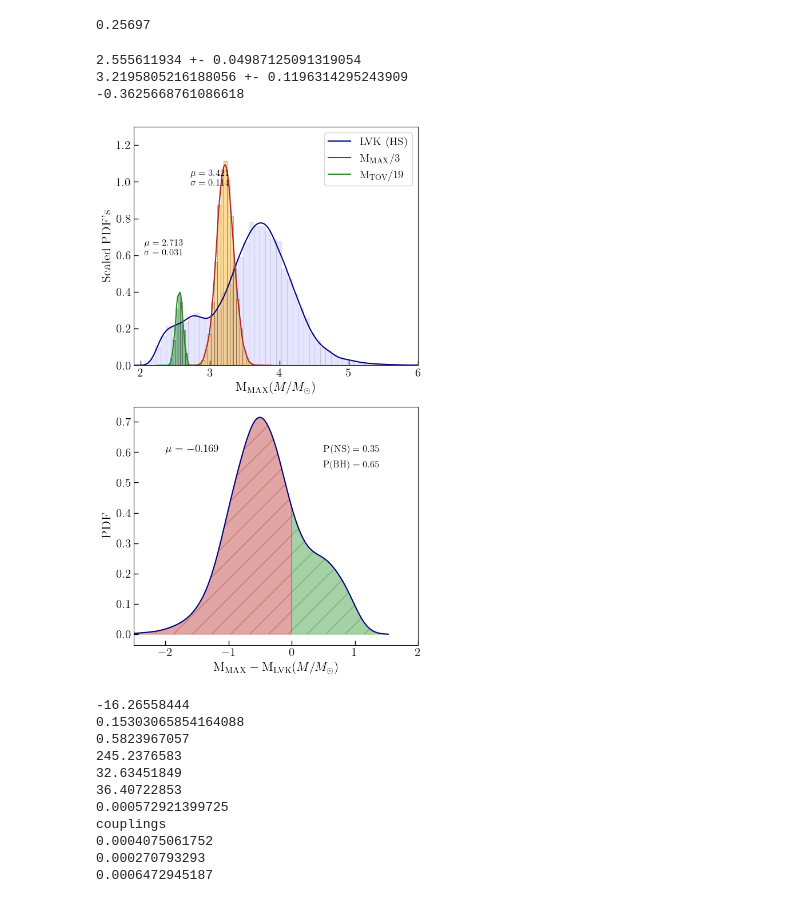
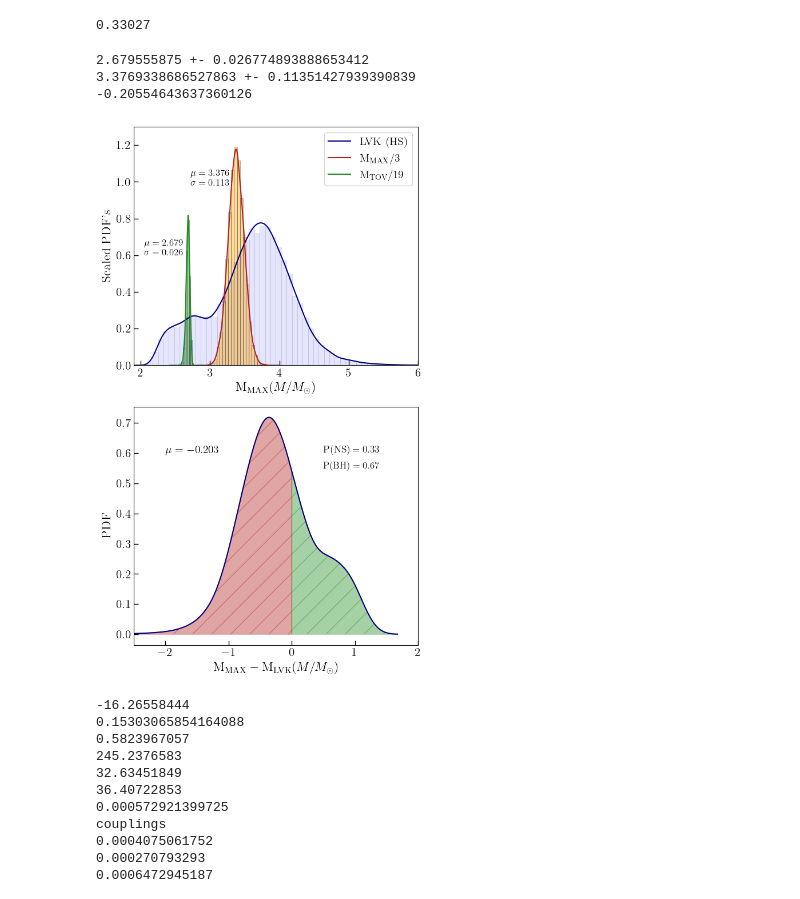
Before and after one commit to torquteam/FSU_FINITE, a Jupyter notebook: LIGO_Paper/MC.ipynb, the cells around one changed output. Drawn from its saved outputs; the diff is of its cells as text; code cells hidden in the pictures.

Commit message:
calculated average masses for all runs and updated plots

```diff
--- a/LIGO_Paper/MC.ipynb
+++ b/LIGO_Paper/MC.ipynb
@@ -68,7 +68,7 @@ rot_factor = 1.260
 rot_error = 0.04
 
 # import TOV masses
-mTOV_samples = np.loadtxt("MCMC_complete_26.txt")[:,18]
+mTOV_samples = np.loadtxt("MCMC_complete_28.txt")[:,18]
 #mTOV_samples = gen_TOV_samples(2.67,0.03,10000)
 
 # generate maximum masses with rotation
@@ -81,7 +81,7 @@ mEXP_samples = gen_exp_samples("mass_hs_data.txt",1000000)
 prob, diff = MC_prob(mMAX_samples,mEXP_samples,100000)
 print(prob)
 # %% [output]
-0.25697
+0.33027
 # %%
 mean_TOV = statistics.mean(mTOV_samples)
 mean_MAX = statistics.mean(mMAX_samples)
@@ -131,48 +131,48 @@ counts, bins, patches = ax1.hist(mMAX_samples,bins=20,density=True,edgecolor='bl
 for patch in patches:
     patch.set_height(patch.get_height() * 1/3)
 
-ax1.text(2.05, 0.65, r'$\mu = 2.713$', fontsize=12, color='black')
-ax1.text(2.05, 0.60, r'$\sigma = 0.031$', fontsize=12, color='black')
-ax1.text(2.72, 1.03, r'$\mu = 3.421$', fontsize=12, color='black')
-ax1.text(2.72, 0.98, r'$\sigma = 0.114$', fontsize=12, color='black')
+ax1.text(2.05, 0.65, r'$\mu = 2.679$', fontsize=12, color='black')
+ax1.text(2.05, 0.60, r'$\sigma = 0.026$', fontsize=12, color='black')
+ax1.text(2.72, 1.03, r'$\mu = 3.376$', fontsize=12, color='black')
+ax1.text(2.72, 0.98, r'$\sigma = 0.113$', fontsize=12, color='black')
 ax1.set_xlabel(r'$\mathrm{M_{MAX}} (M/M_{\odot})$',fontweight='bold')
 ax1.set_ylabel('Scaled PDF\'s',fontweight='bold')
 ax1.legend()
 
 # Set x and y limits for ax1
 ax1.set_xlim([1.9, 6])
 ax1.set_ylim([0, 1.3])
 
 # Customization for ax2
 ax2.plot(xdiff, ydiff, label='\Delta M', color='navy')
 ax2.fill_between(xdiff, ydiff, where=(xdiff < 0), color='firebrick', alpha=0.4, hatch='/')
 ax2.fill_between(xdiff, ydiff, where=(xdiff > 0), color='forestgreen', alpha=0.4, hatch='/')
-ax2.text(0.5, 0.6, r'$\mathrm{P(NS) = 0.35}$', fontsize=12.5, color='black')
-ax2.text(0.5, 0.55, r'$\mathrm{P(BH) = 0.65}$', fontsize=12, color='black')
-ax2.text(-2.0, 0.6, r'$\mu = -0.169$', fontsize=14, color='black')
+ax2.text(0.5, 0.6, r'$\mathrm{P(NS) = 0.33}$', fontsize=12.5, color='black')
+ax2.text(0.5, 0.55, r'$\mathrm{P(BH) = 0.67}$', fontsize=12, color='black')
+ax2.text(-2.0, 0.6, r'$\mu = -0.203$', fontsize=14, color='black')
 ax2.set_xlabel(r'$\mathrm{M_{MAX} - M_{LVK}}  (M/M_{\odot})$')
 ax2.set_ylabel('PDF')
 
 # Set x and y limits for ax1
 ax2.set_xlim([-2.5, 2.0])
 #ax2.set_ylim([0, 1.3])
 
 ax1.tick_params(axis='both', direction='in', length=6, width=1)
 ax2.tick_params(axis='both', direction='in', length=6, width=1)
 
 # Adjust layout
 plt.tight_layout()
 
 # Save the figure (optional)
 plt.savefig('LVKvsTheory.png', dpi=500)
 
 # Show plot
 plt.show()
 # %% [output]
-2.555611934 +- 0.04987125091319054
-3.2195805216188056 +- 0.1196314295243909
--0.3625668761086618
+2.679555875 +- 0.026774893888653412
+3.3769338686527863 +- 0.11351427939390839
+-0.20554643637360126
-[figure, old version]
+[figure, new version]
 # %%
 import statistics
 import numpy as np
```
Also changed, not shown: parts of 2 cells of this notebook, 1 other file.
